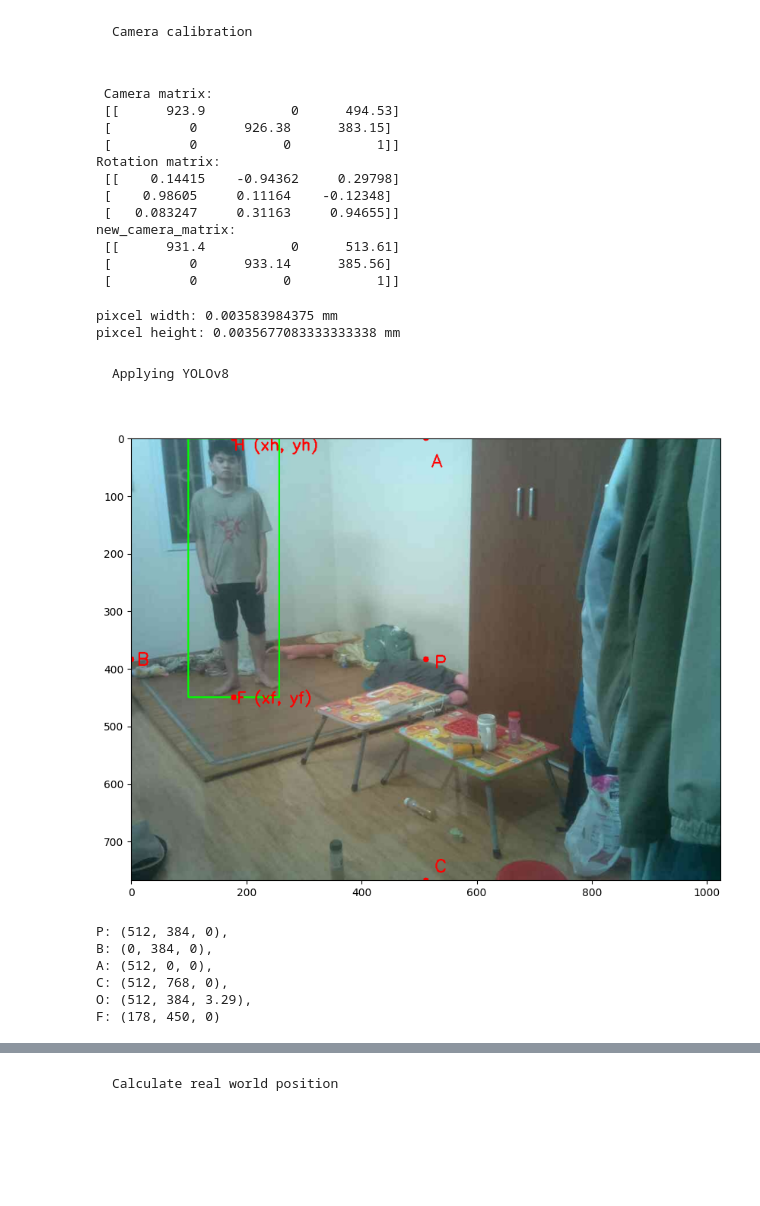
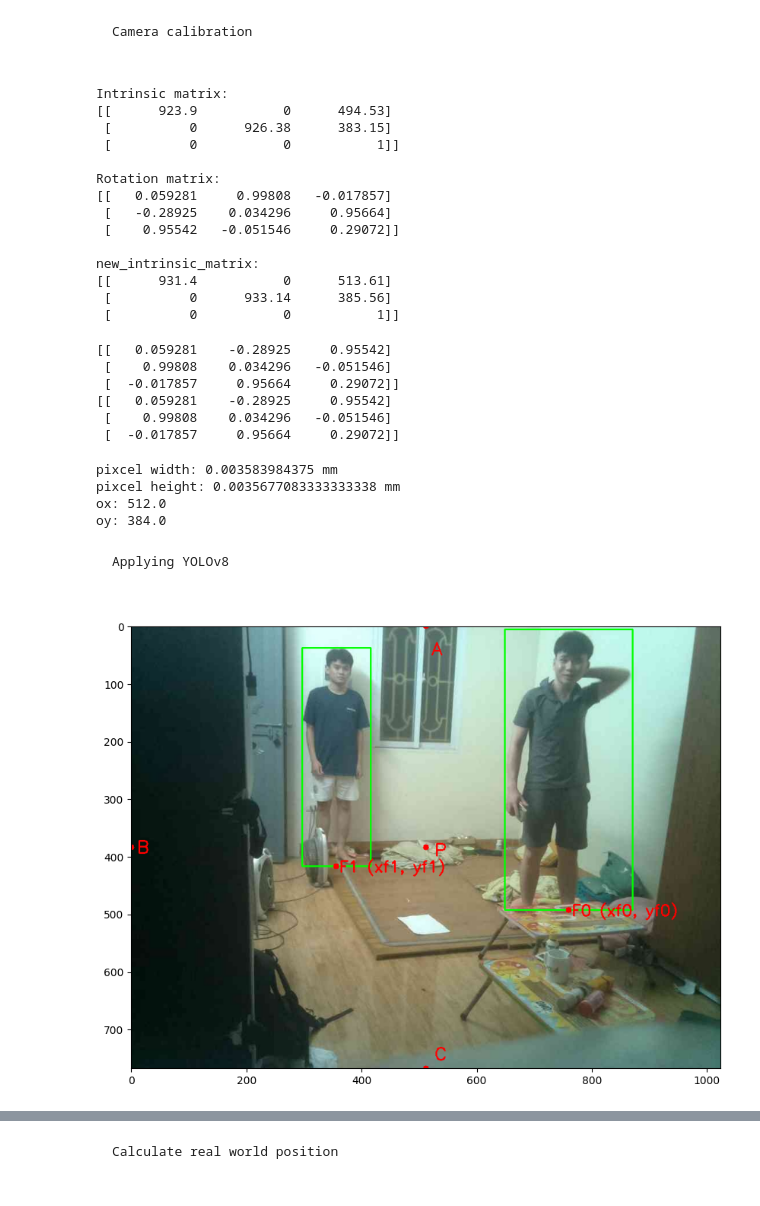
Before and after one commit to nhchung11/Distance-estimation-based-on-one-camera, a Jupyter notebook: main/Distance.ipynb, the cells around one changed output, grey strips where cells are left out. Cells and saved outputs as stored; diff of their text form; code cells hidden in the pictures; blank space fills up the shorter version.

````diff
--- a/main/Distance.ipynb
+++ b/main/Distance.ipynb
@@ -19,7 +19,7 @@ import glob
 Defining inputs
 # %%
 # Image width = 1024, height = 768
-img = cv2.imread(r'D:\python\Distance_measurement\scripts\test_image\human_0.jpg')
+img = cv2.imread(r'D:\python\Distance_measurement\test_image\human_5.jpg')
 print('Image Width: {}, Height: {}'.format(img.shape[1], img.shape[0]))
 # YOLO model
 model = YOLO("yolov8n.pt")
@@ -48,6 +48,9 @@ s_w, s_h = 3.67, 2.74
 
 # Resolution
 w, h = 1024, 768
+
+# Number of people
+n_people = 0
 # %% [output]
 Image Width: 1024, Height: 768
 # %% [markdown]
@@ -94,7 +97,7 @@ imgPointsArray = []
 gray = None
 
 
-images = glob.glob('D:\python\Distance_measurement\CheckerBoards\*.jpg')
+images = glob.glob('D:\python\CheckerBoards\*.jpg')
 
 for (index, path) in enumerate(images):
     image = cv2.imread(path)
@@ -132,29 +135,41 @@ fx, fy, height, ppx, ppy, width = matrix[0][0], matrix[1][1], h, matrix[0][2], m
 
 
 # Displaying required output
-print(" Camera matrix: \n", matrix)
+print("Intrinsic matrix: \n{}\n".format(matrix))
 
 rotation_matrix, _ = cv2.Rodrigues(r_vecs[0])
-print("Rotation matrix: \n", rotation_matrix)
+print("Rotation matrix: \n{}\n".format(rotation_matrix))
 
 matrix[0][2] = w / 2
 matrix[1][2] = h / 2
 
-new_camera_matrix, roi = cv2.getOptimalNewCameraMatrix(matrix, distortion, (w, h), 1, (w, h))
-print("new_camera_matrix: \n", new_camera_matrix)
+new_intrinsic_matrix, roi = cv2.getOptimalNewCameraMatrix(matrix, distortion, (w, h), 1, (w, h))
+print("new_intrinsic_matrix: \n{}\n".format(new_intrinsic_matrix))
 # %% [output]
- Camera matrix:
- [[      923.9           0      494.53]
+Intrinsic matrix:
+[[      923.9           0      494.53]
  [          0      926.38      383.15]
  [          0           0           1]]
+
 Rotation matrix:
- [[    0.14415    -0.94362     0.29798]
- [    0.98605     0.11164    -0.12348]
- [   0.083247     0.31163     0.94655]]
-new_camera_matrix:
- [[      931.4           0      513.61]
+[[   0.059281     0.99808   -0.017857]
+ [   -0.28925    0.034296     0.95664]
+ [    0.95542   -0.051546     0.29072]]
+
+new_intrinsic_matrix:
+[[      931.4           0      513.61]
  [          0      933.14      385.56]
  [          0           0           1]]
+# %%
+print(rotation_matrix.T)
+print(np.linalg.inv(rotation_matrix))
+# %% [output]
+[[   0.059281    -0.28925     0.95542]
+ [    0.99808    0.034296   -0.051546]
+ [  -0.017857     0.95664     0.29072]]
+[[   0.059281    -0.28925     0.95542]
+ [    0.99808    0.034296   -0.051546]
+ [  -0.017857     0.95664     0.29072]]
 # %%
 pixcel_w = s_w / w
 pixcel_h = s_h / h
@@ -162,11 +177,16 @@ pixcel_h = s_h / h
 print("pixcel width: {} mm".format(pixcel_w))
 print("pixcel height: {} mm".format(pixcel_h))
 
-ox = matrix[0][2] / 2
-oy = matrix[1][2] / 2
+ox = matrix[0][2]
+oy = matrix[1][2]
+
+print("ox: {}".format(ox))
+print("oy: {}".format(oy))
 # %% [output]
 pixcel width: 0.003583984375 mm
 pixcel height: 0.0035677083333333338 mm
+ox: 512.0
+oy: 384.0
 # %% [markdown]
 ```latex
 Applying YOLOv8
@@ -175,6 +195,8 @@ CONFIDENCE_THRESHOLD = 0.8
 GREEN = (0, 255, 0)
 
 detections = model(img, verbose=False)[0]
+pos = []
+F_pos = []
 for data in detections.boxes.data.tolist():
         # extract the confidence (i.e., probability) associated with the detection
         confidence = data[4]
@@ -187,48 +209,41 @@ for data in detections.boxes.data.tolist():
         # if the confidence is greater than the minimum confidence,
         # draw the bounding box on the frame
         xmin, ymin, xmax, ymax = int(data[0]), int(data[1]), int(data[2]), int(data[3])
+        pos.append((xmin, ymin, xmax, ymax))
+        F_pos.append((int(0.5 * (xmin + xmax)), int(ymax), 0))
         cv2.rectangle(img, (xmin, ymin) , (xmax, ymax), GREEN, 2)
+        n_people += 1
 xf = int(0.5 * (xmin + xmax))
 yf = int(ymax)
 
-xh = int (0.5 * (xmin + xmax))
-yh = int(ymin)
 F = (xf, yf, 0)
 
 img_shape = (int(img.shape[1]), int(img.shape[0]))
 P = (int(img_shape[0] / 2), int(img_shape[1] / 2), 0)
 B = (0, int(img_shape[1] / 2), 0)
 A = (int(img_shape[0] / 2), 0, 0)
 C = (int(img_shape[0] / 2), int(img_shape[1]), 0)
 O = (int(img_shape[0] / 2), int(img_shape[1] / 2), f)
 
-cv2.circle(img, (xf, yf), radius=5, color=(0, 0, 255), thickness=-1)
-cv2.circle(img, (xh, yh), radius=5, color=(0, 0, 255), thickness=-1)
+# cv2.circle(img, (xf, yf), radius=5, color=(0, 0, 255), thickness=-1)
 
 cv2.circle(img, (B[0], B[1]), radius=5, color=(0, 0, 255), thickness=-1)
 cv2.circle(img, (A[0], A[1]), radius=5, color=(0, 0, 255), thickness=-1)
 cv2.circle(img, (P[0], P[1]), radius=5, color=(0, 0, 255), thickness=-1)
 cv2.circle(img, (C[0], C[1]), radius=5, color=(0, 0, 255), thickness=-1)
 
-cv2.putText(img, "F (xf, yf)", (xf + 5, yf + 10), cv2.FONT_HERSHEY_SIMPLEX, 0.9, (0, 0, 255), 2)
-cv2.putText(img, "H (xh, yh)", (xh, yh + 20), cv2.FONT_HERSHEY_SIMPLEX, 0.9, (0, 0, 255), 2)
+# cv2.putText(img, "F (xf, yf)", (xf + 5, yf + 10), cv2.FONT_HERSHEY_SIMPLEX, 0.9, (0, 0, 255), 2)
+for i in range (n_people):
+    cv2.circle(img, (F_pos[i][0], F_pos[i][1]), radius=5, color=(0, 0, 255), thickness=-1)
+    cv2.putText(img, f"F{i} (xf{i}, yf{i})", (F_pos[i][0] + 5, F_pos[i][1] + 10), cv2.FONT_HERSHEY_SIMPLEX, 0.9, (0, 0, 255), 2)
 
 cv2.putText(img, "B", (B[0] + 10, B[1] + 10), cv2.FONT_HERSHEY_SIMPLEX, 1, (0, 0, 255), 2)
 cv2.putText(img, "A", (A[0] + 10, A[1] + 50), cv2.FONT_HERSHEY_SIMPLEX, 1, (0, 0, 255), 2)
 cv2.putText(img, "P", (P[0] + 15, P[1] + 15), cv2.FONT_HERSHEY_SIMPLEX, 1, (0, 0, 255), 2)
 cv2.putText(img, "C", (C[0] + 15, C[1] - 15), cv2.FONT_HERSHEY_SIMPLEX, 1, (0, 0, 255), 2)
 
 plt.figure(figsize=(10, 10))
 plt.imshow(cv2.cvtColor(img, cv2.COLOR_BGR2RGB))
 plt.show()
-
-
-print("P: {},\nB: {},\nA: {},\nC: {},\nO: {},\nF: {}".format(P, B, A, C, O, F))
 # %% [output]
-[figure, old version]
+[figure, new version]
-P: (512, 384, 0),
-B: (0, 384, 0),
-A: (512, 0, 0),
-C: (512, 768, 0),
-O: (512, 384, 3.29),
-F: (178, 450, 0)
````
Also changed, not shown: parts of 16 cells of this notebook, 3 other files.
